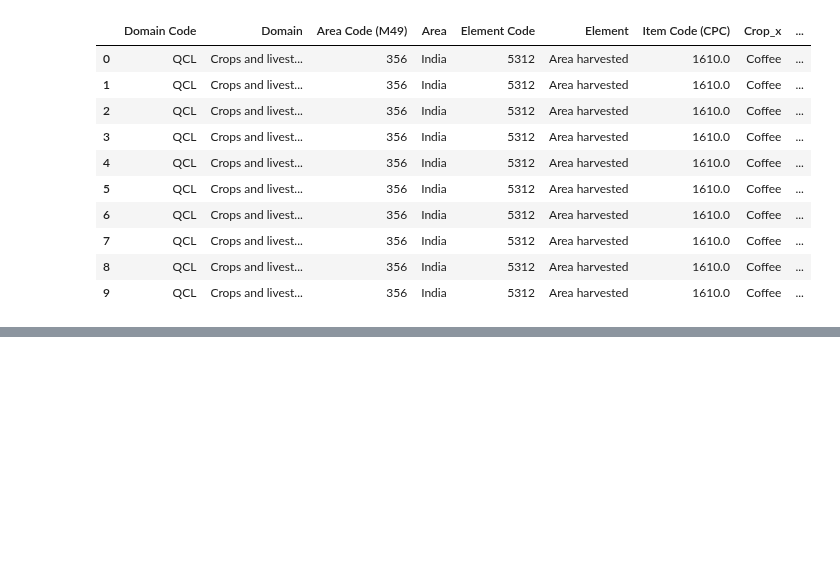
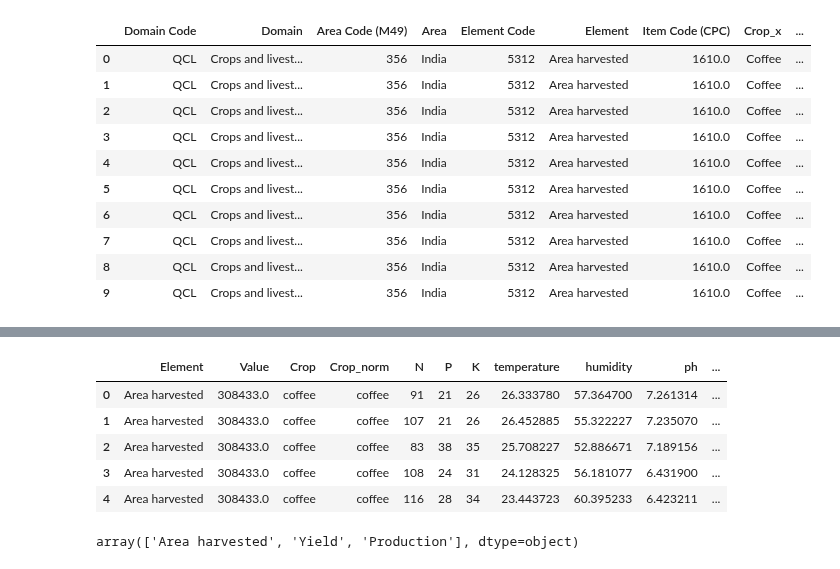
Before and after one commit to springboardmentor2468a-lab/AgriYield, a Jupyter notebook: Week 1 and Week 2.ipynb, the cells around one changed output, grey strips where cells are left out. Saved outputs shown, nothing was run; the diff lists cells and outputs as text; code cells hidden in the pictures; blank space fills up the shorter version.

```diff
--- a/Week 1 and Week 2.ipynb
+++ b/Week 1 and Week 2.ipynb
@@ -278,0 +198,24 @@ Name: count, dtype: int64
+# %%
+# 2) Recreate your exploded FAO table and merged table
+#    (this is exactly what your notebook already does)
+
+# create clean crop column then explode (your existing logic)
+df_faostat["Crop"] = (
+    df_faostat["Item"]
+    .str.lower()
+    .str.replace("anise, badian, coriander, cumin, caraway, fennel and juniper berries, raw",
+                 "anise, badian, coriander, cumin, caraway, fennel, juniper berries",
+                 regex=False)
+    .str.split(", ")
+)
+
+df_fao_exploded_item = df_faostat.explode("Crop")
+df_fao_exploded_item["Crop_norm"] = df_fao_exploded_item["Crop"].str.strip()
+
+# merge with crop recommendation
+df_merged = df_fao_exploded_item.merge(
+    df_crop_rec,
+    left_on="Crop_norm",
+    right_on="label",
+    how="inner"
+)
@@ -278,0 +242,31 @@ Name: count, dtype: int64
+# %%
+cols_to_drop = [
+    "Domain Code",
+    "Domain",
+    "Area Code (M49)",
+    "Area",
+    "Element Code",
+    "Item Code (CPC)",
+    "Crop_x",      # will be ignored if not present
+    "Item",        # keep this if you still need it
+    "Year Code",
+    "Year",
+    "Unit",
+    "Flag",
+    "Flag Description",
+    "Note"
+]
+
+df_merged = df_merged.drop(columns=cols_to_drop, errors="ignore")
+df_merged.head()
+# %% [output]
+|  | Element | Value | Crop | Crop_norm | N | P | K | temperature | humidity | ph | ... |
+| 0 | Area harvested | 308433.0 | coffee | coffee | 91 | 21 | 26 | 26.333780 | 57.364700 | 7.261314 | ... |
+| 1 | Area harvested | 308433.0 | coffee | coffee | 107 | 21 | 26 | 26.452885 | 55.322227 | 7.235070 | ... |
+| 2 | Area harvested | 308433.0 | coffee | coffee | 83 | 38 | 35 | 25.708227 | 52.886671 | 7.189156 | ... |
+| 3 | Area harvested | 308433.0 | coffee | coffee | 108 | 24 | 31 | 24.128325 | 56.181077 | 6.431900 | ... |
+| 4 | Area harvested | 308433.0 | coffee | coffee | 116 | 28 | 34 | 23.443723 | 60.395233 | 6.423211 | ... |
+# %%
+df_merged["Element"].unique()
+# %% [output]
+array(['Area harvested', 'Yield', 'Production'], dtype=object)
```
Also changed, not shown: parts of 24 cells of this notebook.
